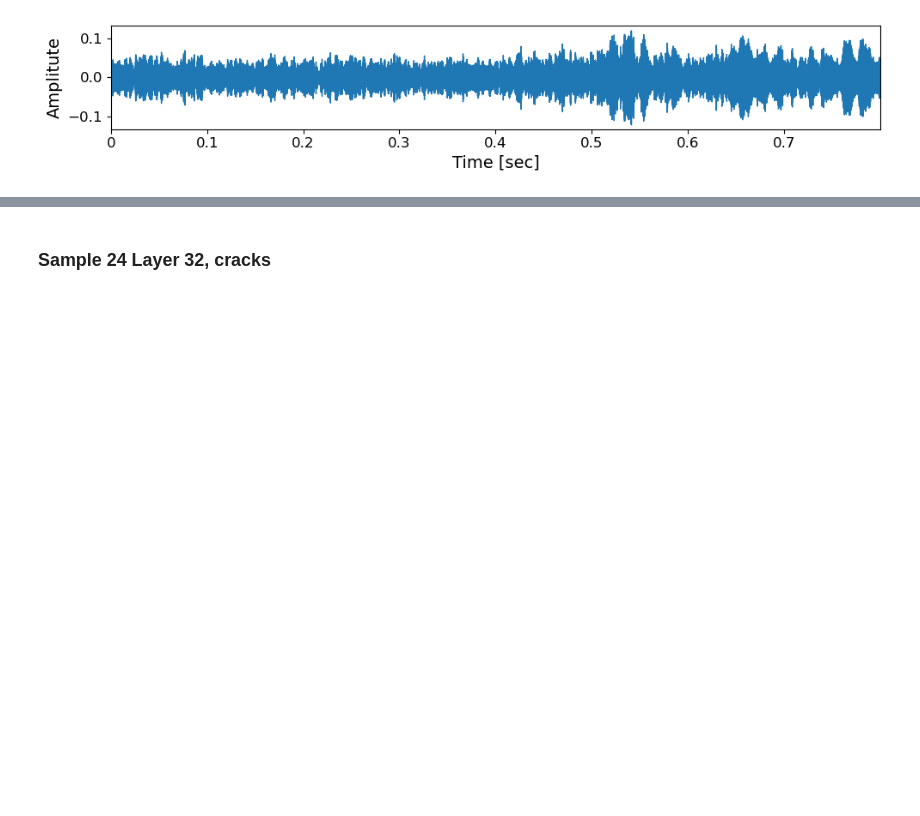
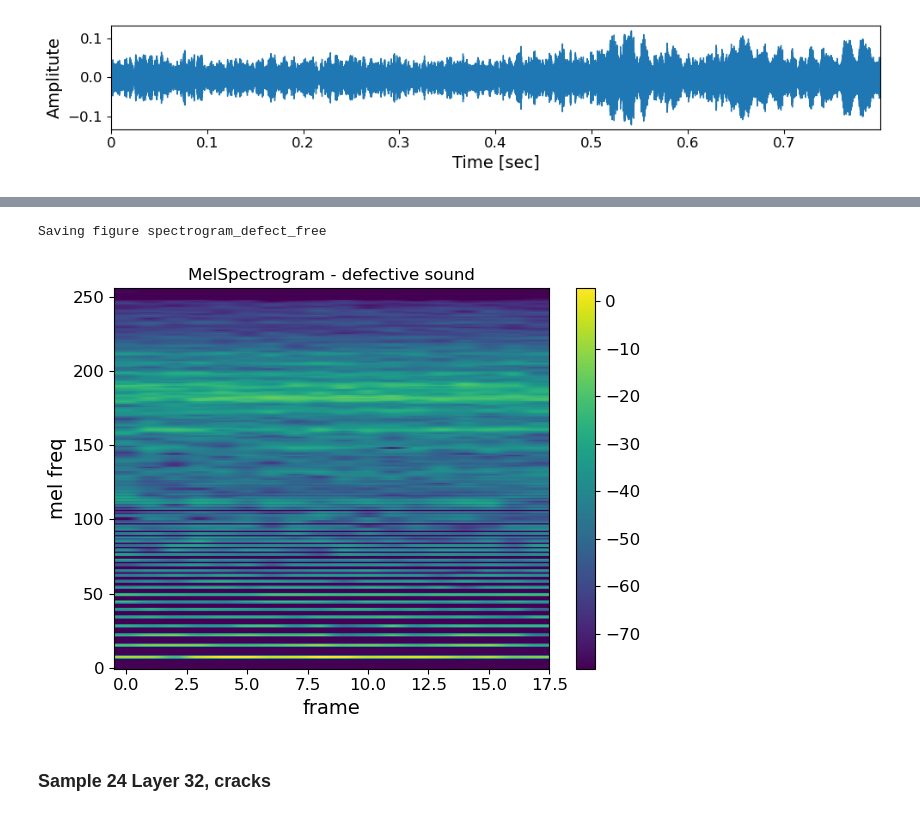
Before and after one commit to Davidlequnchen/LDED-FusionNet, a Jupyter notebook: code/1_vision_audio_segmentation.ipynb, the cells around one changed output, grey strips where cells are left out. Cells and saved outputs as stored; diff of their text form; code cells hidden in the pictures; blank space fills up the shorter version.

```diff
--- a/code/1_vision_audio_segmentation.ipynb
+++ b/code/1_vision_audio_segmentation.ipynb
@@ -557,3 +611,24 @@ for i in range(139,143):
+# %%
+melspec_librosa = librosa.feature.melspectrogram(
+    segment_audio,
+    sr=44100,
+    n_fft=n_fft,
+    hop_length=hop_length,
+    win_length=win_length,
+    center=True,
+    pad_mode="reflect",
+    power=2.0,
+    n_mels=n_mels,
+    norm='slaney',
+    htk=True,
+)
+
+plot_spectrogram(
+    melspec_librosa, title="MelSpectrogram - defective sound", ylabel='mel freq')
+save_fig("spectrogram_defect_free")
+# %% [output]
+Saving figure spectrogram_defect_free
+[figure, added]
 # %% [markdown]
 ### Sample 24 Layer 32, cracks
 # %%
```
Also changed, not shown: parts of 5 cells of this notebook, 15 other files.
